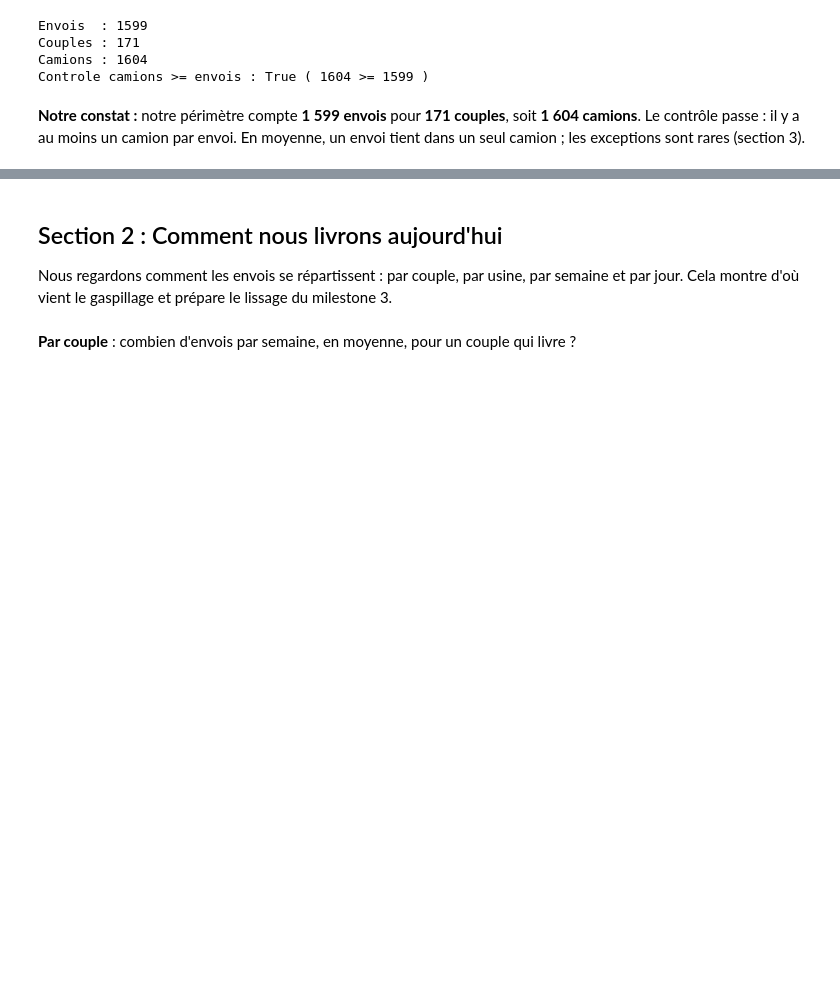
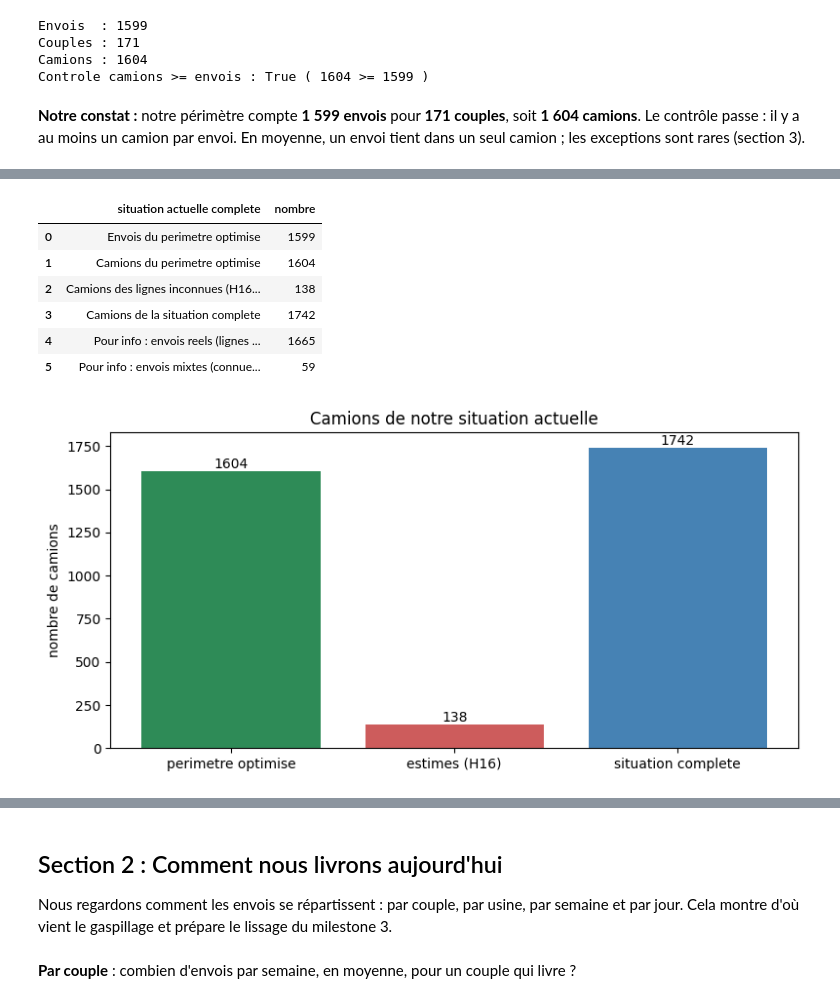
Before and after one commit to FlorentinBIAOU/Projet-IA, a Jupyter notebook: notebooks/milestone2.ipynb, the cells around one changed output, grey strips where cells are left out. Saved outputs shown, nothing was run; the diff lists cells and outputs as text; code cells hidden in the pictures; blank space fills up the shorter version.

```diff
--- a/notebooks/milestone2.ipynb
+++ b/notebooks/milestone2.ipynb
@@ -151,0 +226,40 @@ rares (section 3).
+# %%
+# Envois reels : toutes les lignes groupees par fournisseur x usine x jour.
+tous = planning.copy()
+tous["connue"] = tous["statut"] == "optimise"
+agg_reels = tous.groupby(cle)["connue"].agg(lignes="size", connues="sum")
+envois_reels = len(agg_reels)
+envois_mixtes = int(((agg_reels["connues"] > 0) & (agg_reels["connues"] < agg_reels["lignes"])).sum())
+
+camions_inconnues = len(lignes_inconnues)
+camions_complet = nb_camions_total + camions_inconnues
+
+recap = pd.DataFrame([
+    ("Envois du perimetre optimise", nb_envois),
+    ("Camions du perimetre optimise", nb_camions_total),
+    ("Camions des lignes inconnues (H16, un par ligne)", camions_inconnues),
+    ("Camions de la situation complete", camions_complet),
+    ("Pour info : envois reels (lignes groupees par fournisseur x usine x jour)", envois_reels),
+    ("Pour info : envois mixtes (connues + inconnues)", envois_mixtes),
+], columns=["situation actuelle complete", "nombre"])
+display(recap)
+
+fig, ax = plt.subplots(figsize=(8, 4))
+vals = [nb_camions_total, camions_inconnues, camions_complet]
+labels = ["perimetre optimise", "estimes (H16)", "situation complete"]
+barres = ax.bar(labels, vals, color=["seagreen", "indianred", "steelblue"])
+ax.set_title("Camions de notre situation actuelle")
+ax.set_ylabel("nombre de camions")
+for b, v in zip(barres, vals):
+    ax.text(b.get_x() + b.get_width() / 2, v, str(int(v)), ha="center", va="bottom")
+plt.tight_layout()
+plt.show()
+# %% [output]
+|  | situation actuelle complete | nombre |
+| 0 | Envois du perimetre optimise | 1599 |
+| 1 | Camions du perimetre optimise | 1604 |
+| 2 | Camions des lignes inconnues (H16... | 138 |
+| 3 | Camions de la situation complete | 1742 |
+| 4 | Pour info : envois reels (lignes ... | 1665 |
+| 5 | Pour info : envois mixtes (connue... | 59 |
+[figure, added]
```
Also changed, not shown: parts of 34 cells of this notebook, 2 other files.
